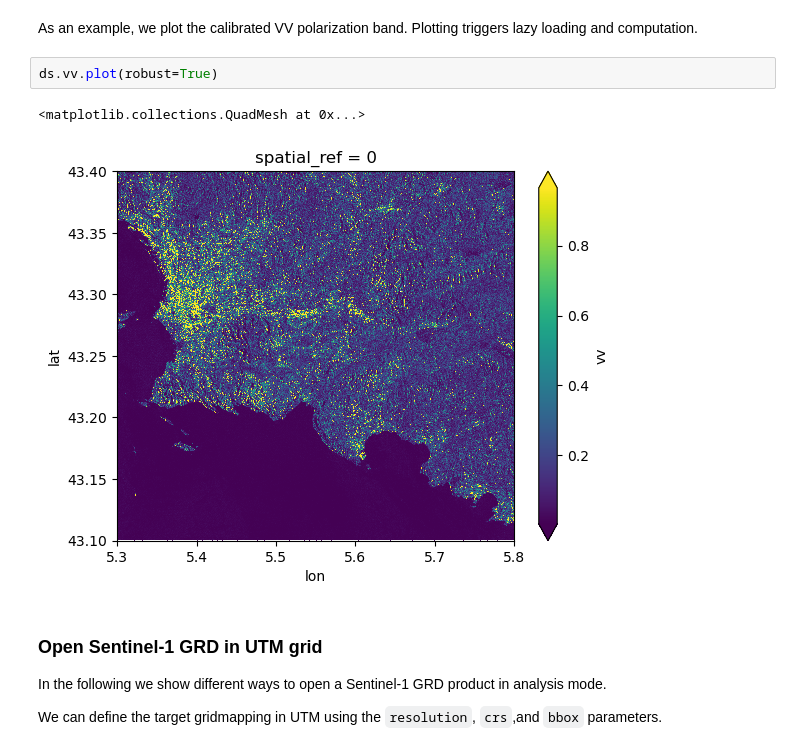
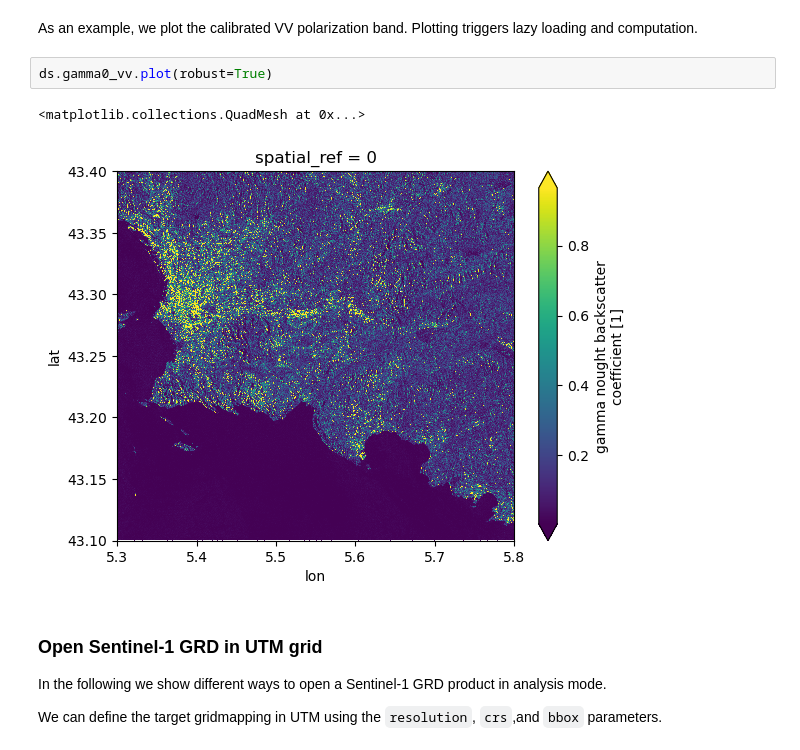
Before and after one commit to EOPF-Sample-Service/xarray-eopf, a Jupyter notebook: docs/examples/sentinel_1_analysis.ipynb, the cells around one changed output. Cells and saved outputs as stored; diff of their text form.

```diff
--- a/docs/examples/sentinel_1_analysis.ipynb
+++ b/docs/examples/sentinel_1_analysis.ipynb
@@ -177,10 +183,10 @@ beta nought calibration vector (this array contains the count attribute number o
 # %% [markdown]
 As an example, we plot the calibrated VV polarization band. Plotting triggers lazy loading and computation.
 # %%
-ds.vv.plot(robust=True)
+ds.gamma0_vv.plot(robust=True)
 # %% [output]
 <matplotlib.collections.QuadMesh at 0x...>
-[figure, old version]
+[figure, new version]
 # %% [markdown]
 ### Open Sentinel-1 GRD in UTM grid
 
```
Also changed, not shown: parts of 8 cells of this notebook, 3 other files.
